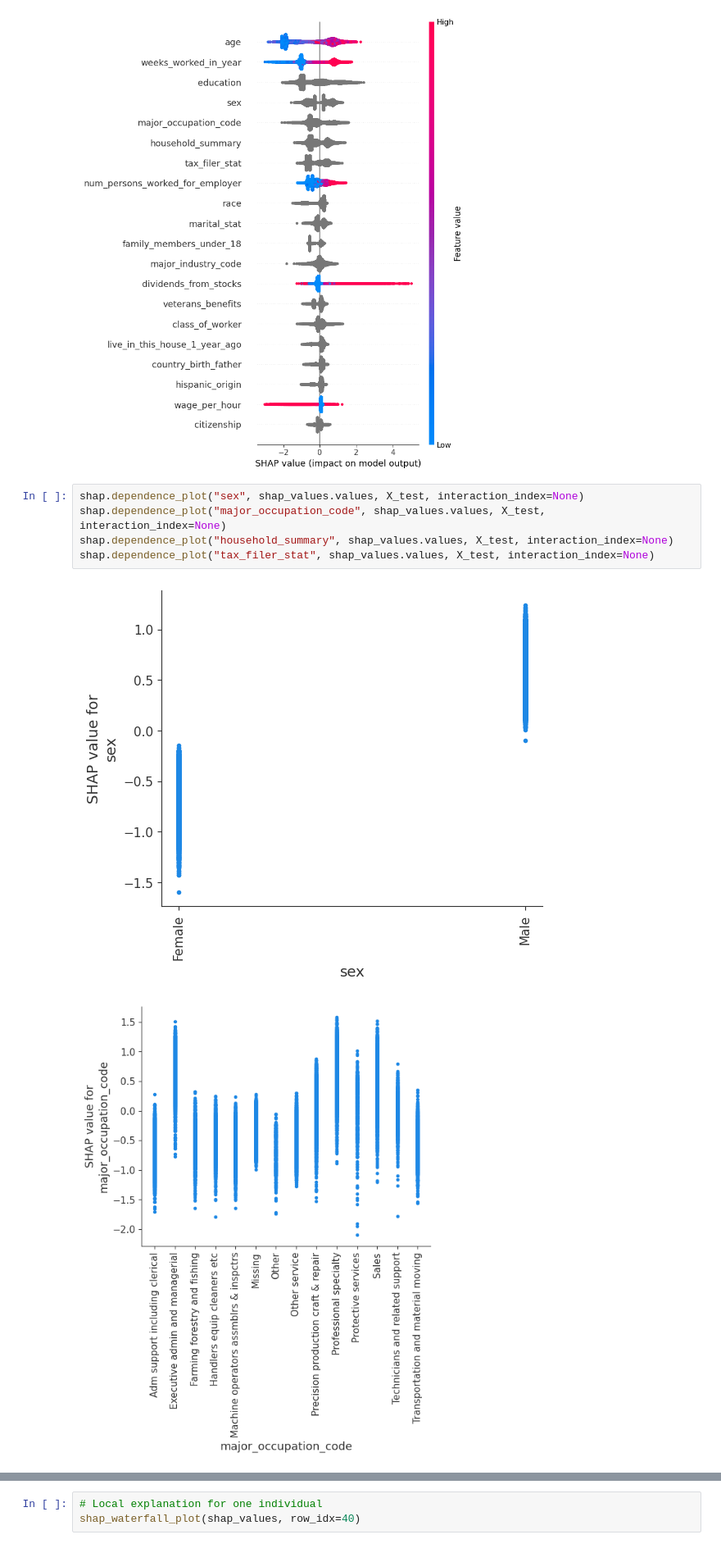
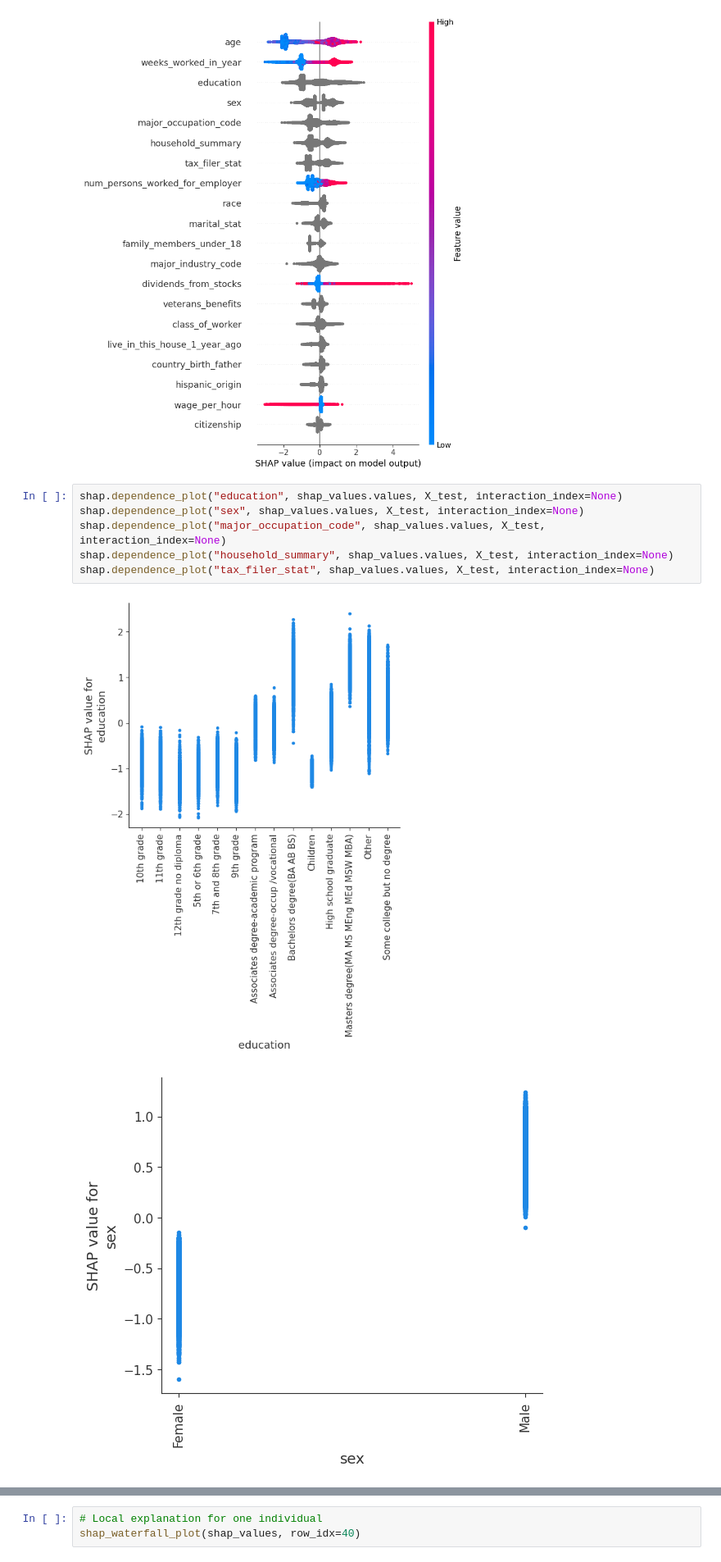
Before and after one commit to AmineFrj/Census-income-classification, a Jupyter notebook: 03_Final model evaluation.ipynb, the cells around one changed output, grey strips where cells are left out. Shown at 82% size. Saved outputs shown, nothing was run; the diff lists cells and outputs as text.

Commit message:
Add education in SHA analysis

```diff
--- a/03_Final model evaluation.ipynb
+++ b/03_Final model evaluation.ipynb
@@ -141,10 +123,11 @@ shap_values = shap_summary(
 # %% [output]
 [figure]
 # %%
+shap.dependence_plot("education", shap_values.values, X_test, interaction_index=None)
 shap.dependence_plot("sex", shap_values.values, X_test, interaction_index=None)
 shap.dependence_plot("major_occupation_code", shap_values.values, X_test, interaction_index=None)
 shap.dependence_plot("household_summary", shap_values.values, X_test, interaction_index=None)
 shap.dependence_plot("tax_filer_stat", shap_values.values, X_test, interaction_index=None)
 # %% [output]
-[figure, old version]
+[figure, new version]
-[figure, old version]
+[figure, new version]
```
Also changed, not shown: parts of 3 cells of this notebook.
